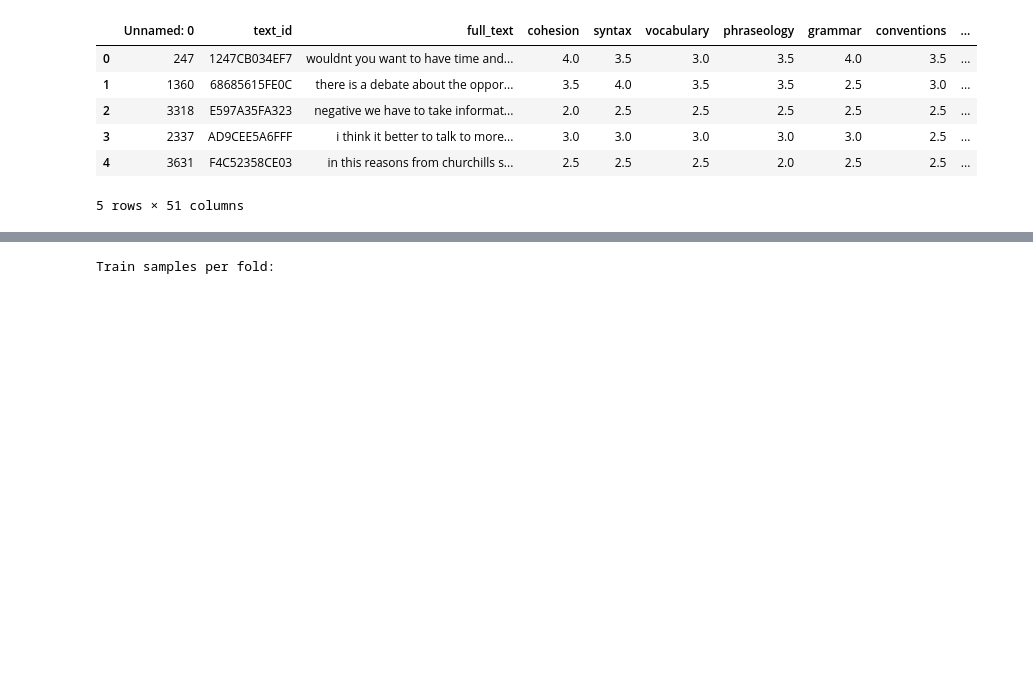
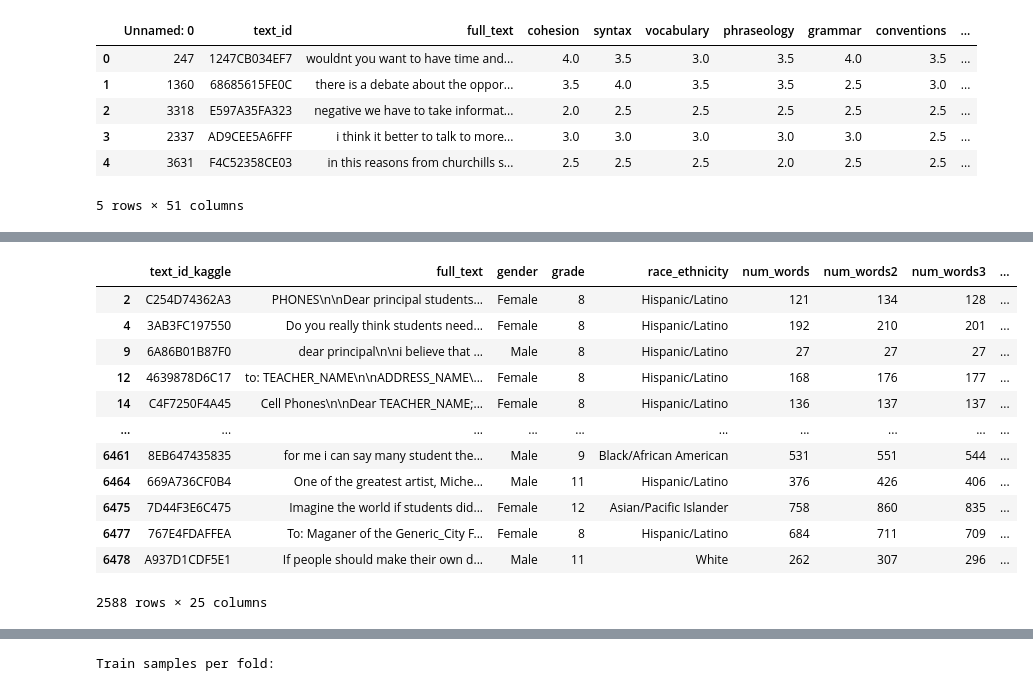
Before and after one commit to joangb2020/Trabajo-Final-Maestr-a, a Jupyter notebook: Scripts/Script7.ipynb, the cells around one changed output, grey strips where cells are left out. Drawn from its saved outputs; the diff is of its cells as text; code cells hidden in the pictures; blank space fills up the shorter version.

```diff
--- a/Scripts/Script7.ipynb
+++ b/Scripts/Script7.ipynb
@@ -78,0 +126,18 @@ train, test = train_test_split(df, test_size=0.2, random_state=42)
+# %%
+dfTestREAL =   dfFULL[~(dfFULL.text_id_kaggle.isin(df.text_id))]
+# %%
+dfTestREAL
+# %% [output]
+|  | text_id_kaggle | full_text | gender | grade | race_ethnicity | num_words | num_words2 | num_words3 | ... |
+| 2 | C254D74362A3 | PHONES\n\nDear principal students... | Female | 8 | Hispanic/Latino | 121 | 134 | 128 | ... |
+| 4 | 3AB3FC197550 | Do you really think students need... | Female | 8 | Hispanic/Latino | 192 | 210 | 201 | ... |
+| 9 | 6A86B01B87F0 | dear principal\n\ni believe that ... | Male | 8 | Hispanic/Latino | 27 | 27 | 27 | ... |
+| 12 | 4639878D6C17 | to: TEACHER_NAME\n\nADDRESS_NAME\... | Female | 8 | Hispanic/Latino | 168 | 176 | 177 | ... |
+| 14 | C4F7250F4A45 | Cell Phones\n\nDear TEACHER_NAME;... | Female | 8 | Hispanic/Latino | 136 | 137 | 137 | ... |
+| ... | ... | ... | ... | ... | ... | ... | ... | ... | ... |
+| 6461 | 8EB647435835 | for me i can say many student the... | Male | 9 | Black/African American | 531 | 551 | 544 | ... |
+| 6464 | 669A736CF0B4 | One of the greatest artist, Miche... | Male | 11 | Hispanic/Latino | 376 | 426 | 406 | ... |
+| 6475 | 7D44F3E6C475 | Imagine the world if students did... | Female | 12 | Asian/Pacific Islander | 758 | 860 | 835 | ... |
+| 6477 | 767E4FDAFFEA | To: Maganer of the Generic_City F... | Female | 8 | Hispanic/Latino | 684 | 711 | 709 | ... |
+| 6478 | A937D1CDF5E1 | If people should make their own d... | Male | 11 | White | 262 | 307 | 296 | ... |
+2588 rows × 25 columns
```
Also changed, not shown: parts of 45 cells of this notebook.
